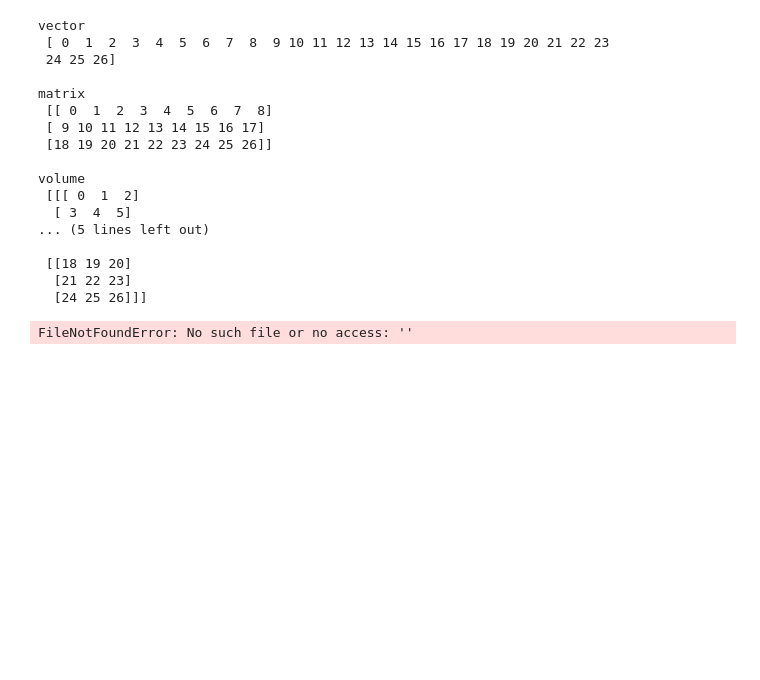
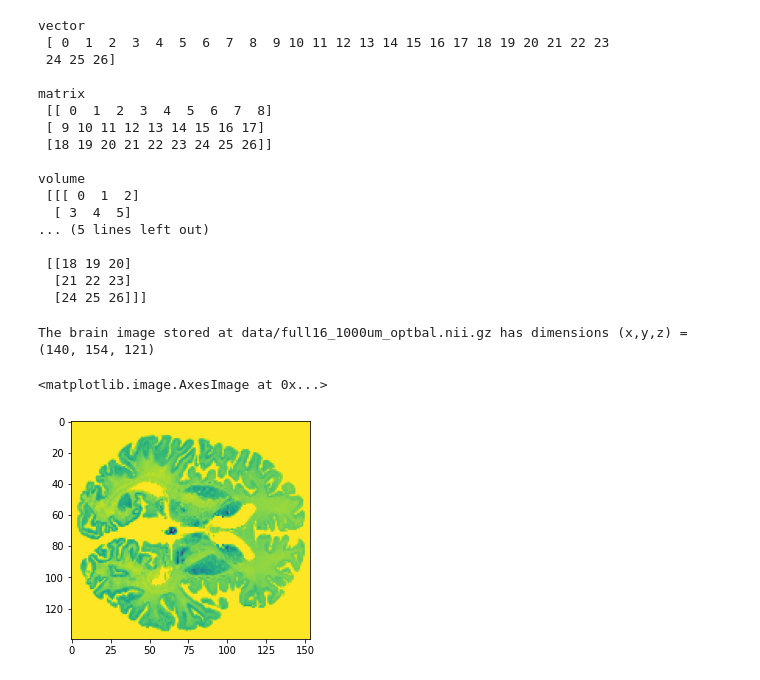
Before and after one commit to tfunck/hacking_hour, a Jupyter notebook: notebooks/W5.ipynb, the cells around one changed output. Cells and saved outputs as stored; diff of their text form; code cells hidden in the pictures; blank space fills up the shorter version.

```diff
--- a/notebooks/W5.ipynb
+++ b/notebooks/W5.ipynb
@@ -186,16 +188,27 @@ volume
  [[18 19 20]
   [21 22 23]
   [24 25 26]]]
-# %%
-### Why do arrays matter for brain imaging?
-
-import nibabel as nib
-import matplotlib.pyplot as plt
-
-brain_filename=''
-brain_image = nib.load(brain_filename)
-brain_volume = brain_image.get_fdata()
-
-print(f'The brain image stored at {brain_filename} has dimensions: {brain_volume.shape}')
-# %% [output]
-FileNotFoundError: No such file or no access: ''
+# %%
+### Why do arrays matter for brain imaging?
+# Brain sections (2d) and volumes (3d) are represented using arrays!
+
+import nibabel as nib #import a library for reading and writing brain images in (almost) any file format
+import matplotlib.pyplot as plt # import a library for plotting stuff and displaing 2D images
+
+brain_filename='data/full16_1000um_optbal.nii.gz'
+brain_image = nib.load(brain_filename) # use nibabel method .load() to open the nifti filepath
+brain_volume = brain_image.get_fdata() # use the .get_fdata() method to load the 3D brain volume
+
+print(f'The brain image stored at {brain_filename} has dimensions (x,y,z) = {brain_volume.shape}')
+
+mid_point = int(brain_volume.shape[2]/2) # calculate the mid point of the z dimension
+
+# select a brain slice from (about) the middle of the z-axis
+brain_slice = brain_volume[:,:,mid_point]
+
+# Use the .imshow() method of the matplotlib.pyplot library to show the brain slice
+plt.imshow(brain_slice)
+# %% [output]
+The brain image stored at data/full16_1000um_optbal.nii.gz has dimensions (x,y,z) = (140, 154, 121)
+<matplotlib.image.AxesImage at 0x...>
+[figure, added]
```
Also changed, not shown: parts of 10 cells of this notebook.
